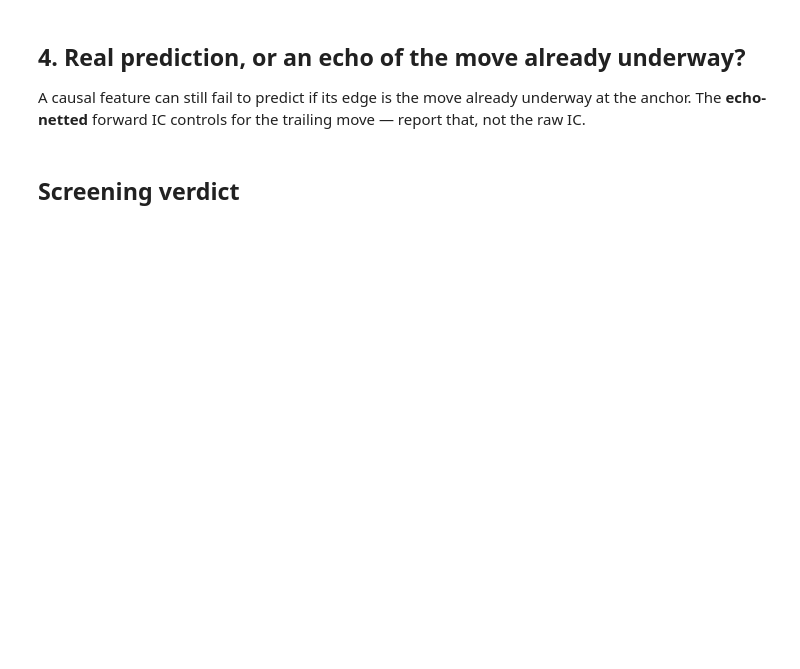
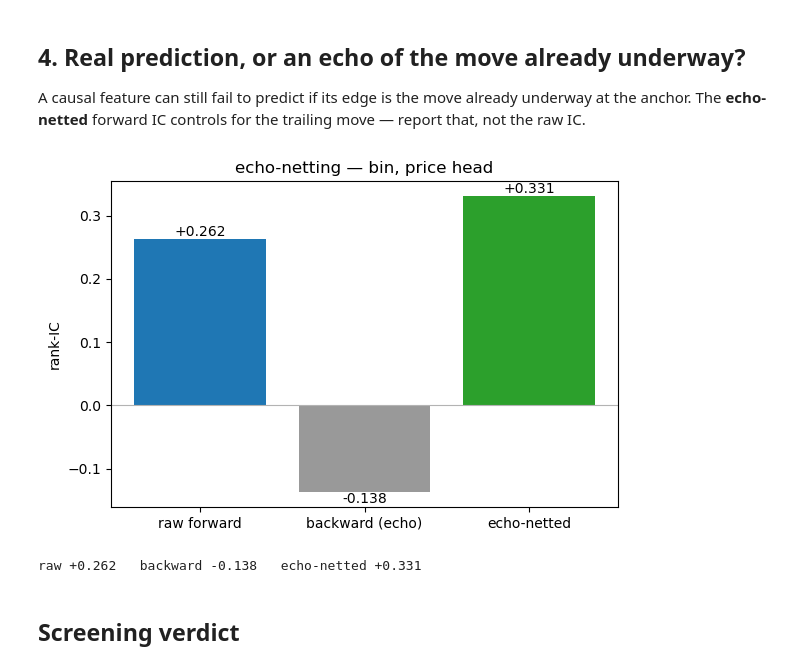
Before and after one commit to leithboyd/boba, a Jupyter notebook: notebooks/features_v2/01_screening.ipynb, the cells around one changed output. Drawn from its saved outputs; the diff is of its cells as text; code cells hidden in the pictures; blank space fills up the shorter version.

```diff
--- a/notebooks/features_v2/01_screening.ipynb
+++ b/notebooks/features_v2/01_screening.ipynb
@@ -43,11 +45,17 @@ import polars as pl
 pl.Config.set_tbl_rows(-1); pl.Config.set_tbl_cols(-1)       # every pl.DataFrame: show ALL rows and columns,
 pl.Config.set_fmt_str_lengths(1000); pl.Config.set_tbl_width_chars(10_000)   # never truncate strings or by width
 from boba.features import base
-import boba.features.price_dislocation                      # registers the feature
+from boba.features.base import ParamKind
+import boba.features.price_dislocation, boba.features.ofi_ema   # register the example features (FAST_SLOW / SINGLE)
 from boba.research.screening import (build_context, parity_check, build_family,
                                      best_span, run_gates, echo_netted_ic, HeadConfig)
+from boba.research.selection import fixed_move_targets, ic_grid, ic_scan
 
-ctx  = build_context()                                       # Step 0: one block -> clock, yardsticks, targets, controls, raw stream
-spec = base.get("price_dislocation")
-print(f"block {ctx.block}")
-print(f"{len(ctx.merged_ts):,} trade ticks   {len(ctx.anchor_ts):,} grid anchors   sources {ctx.sources}")
+FEATURE = "price_dislocation"                                # <- the feature to screen; e.g. "ofi_ema" (the notebook adapts)
+COUNTS  = (1, 3, 5)                                          # fixed mid-move-count horizons for the price head
+ctx  = build_context(grid_ms=1, active_only=True, hours=24)  # Step 0: one block -> clock, yardsticks, targets, controls, raw stream
+spec = base.get(FEATURE)
+IS_2D = spec.param_kind == ParamKind.FAST_SLOW              # fast/slow grid vs single-span family
+KEYS = spec.keys_for(ctx, (1, 100) if IS_2D else 1)         # the feature's leg keys (per-exchange)
+print(f"{FEATURE}  ({spec.param_kind.value})   block {ctx.block}   legs {KEYS}")
+print(f"{len(ctx.merged_ts):,} trade ticks   {len(ctx.anchor_ts):,} grid anchors")
@@ -70,12 +89,22 @@ span per head — span *selection* proper is step 2, not screening.
 # %%
-GRID = [(nf, ns) for nf in (1, 10, 50, 200, 500, 1000)
-                 for ns in (100, 500, 1000, 2000, 5000, 10000) if nf < ns]
+GRID = ([(nf, ns) for nf in (1, 10, 50, 200, 500, 1000)
+                  for ns in (100, 500, 1000, 2000, 5000, 10000) if nf < ns]      # fast/slow grid (FAST_SLOW)
+        if IS_2D else sorted([1, 10, 50, 100, 500, 1000, 2000, 5000, 10000]))    # single-span family (SINGLE)
 family = build_family(ctx, spec.vectorized, GRID, n_jobs=18)
 
-price_span = best_span(ctx, family, ctx.price_target)                          # signed feature -> σ_ev return
+# price-head TARGET: the fixed-move-count with the strongest signed IC (leg-averaged best span, mirror-
+# augmented) — the same choice as 02. NO 100 ms wall-clock target: we screen against the per-move direction.
+fmt = fixed_move_targets(ctx, COUNTS)
+def _peak_ic(target):
+    res = (ic_grid if IS_2D else ic_scan)(ctx, family, target, n_jobs=18, mirror=spec.mirror)
+    return float(np.nanmean([np.nanmax(res[leg]) for leg in KEYS]))
+best_n = max(COUNTS, key=lambda n: _peak_ic(fmt[n]))                           # the strongest move-count horizon
+price_target = fmt[best_n]                                                     # count-conditioned price-head target
+
+price_span = best_span(ctx, family, price_target, mirror=spec.mirror)          # signed feature -> n-move return
 rate_span  = best_span(ctx, family, ctx.rate_target, score_magnitude=True)     # |feature| -> count
-print(f"price-head span {price_span}    rate-head span {rate_span}")
+print(f"price head: best move-count n={best_n}    span {price_span}    rate-head span {rate_span}")
 
-gr_price = run_gates(family[price_span], ctx, HeadConfig.price(ctx))
+gr_price = run_gates(family[price_span], ctx, HeadConfig.price(ctx, target=price_target))   # gate vs the n-move target
 gr_rate  = run_gates(family[rate_span],  ctx, HeadConfig.rate(ctx))
 gr_price.to_polars()
@@ -87,16 +157,19 @@ gr_rate.to_polars()
 A causal feature can still fail to predict if its edge is the move already underway at the anchor. The
 **echo-netted** forward IC controls for the trailing move — report that, not the raw IC.
 # %%
-src = ctx.sources[0]                                         # one venue shown; each carries its own
+src = KEYS[0]                                                # one leg shown; each carries its own
 e = echo_netted_ic(ctx, family[price_span][src])
 vals = [e["raw"], e["backward"], e["netted"]]
 fig, ax = plt.subplots(figsize=(6, 4))
 ax.bar(["raw forward", "backward (echo)", "echo-netted"], vals, color=["C0", "0.6", "C2"])
 ax.axhline(0, color="0.7", lw=0.8); ax.set_ylabel("rank-IC"); ax.set_title(f"echo-netting — {src}, price head")
 for i, v in enumerate(vals):
     ax.text(i, v, f"{v:+.3f}", ha="center", va="bottom" if v >= 0 else "top")
 fig.tight_layout(); plt.show()
 print(f"raw {e['raw']:+.3f}   backward {e['backward']:+.3f}   echo-netted {e['netted']:+.3f}")
+# %% [output]
+[figure, added]
+raw +0.262   backward -0.138   echo-netted +0.331
 # %% [markdown]
 ## Screening verdict
 # %%
```
Also changed, not shown: parts of 7 cells of this notebook, 15 other files.
